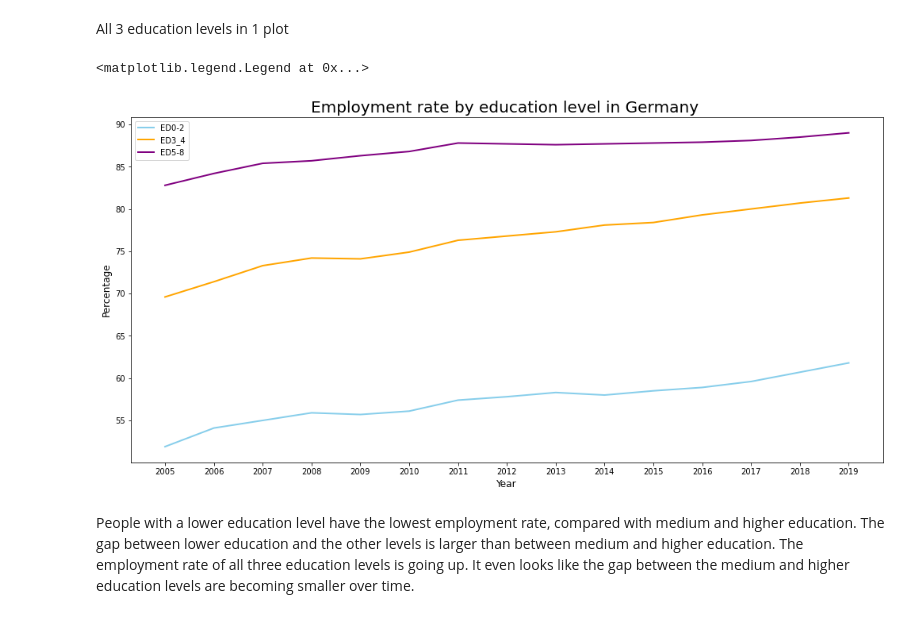
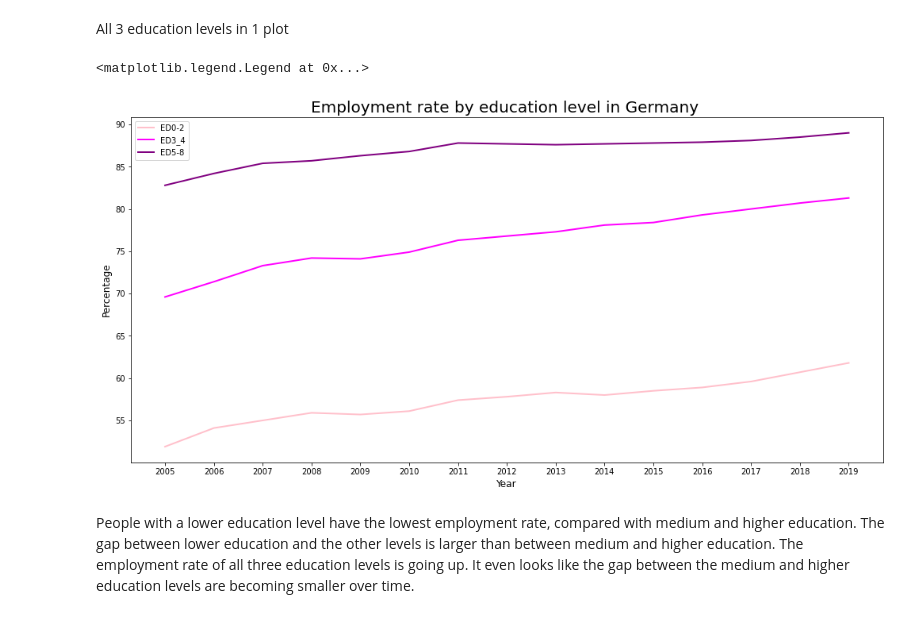
Before and after one commit to Malonk/unemployment_stats, a Jupyter notebook: notebooks/education_employment_rate_germany.ipynb, the cells around one changed output. Cells and saved outputs as stored; diff of their text form; code cells hidden in the pictures.

```diff
--- a/notebooks/education_employment_rate_germany.ipynb
+++ b/notebooks/education_employment_rate_germany.ipynb
@@ -168,16 +168,16 @@ All 3 education levels in 1 plot
 # %%
 fig, ax = plt.pyplot.subplots(figsize=(17,8))
 
 plt.pyplot.title("Employment rate by education level in Germany ", fontsize=20)
 plt.pyplot.xlabel("Year", fontsize=12)
 plt.pyplot.ylabel("Percentage", fontsize=12)
-ax.plot("year", "ED0-2", data=df_germany, color='skyblue', linewidth=2, label="ED0-2")
-ax.plot("year", "ED3_4", data=df_germany, color='orange', linewidth=2, label="ED3_4")
+ax.plot("year", "ED0-2", data=df_germany, color='pink', linewidth=2, label="ED0-2")
+ax.plot("year", "ED3_4", data=df_germany, color='magenta', linewidth=2, label="ED3_4")
 ax.plot("year", "ED5-8", data=df_germany, color='purple', linewidth=2, label="ED5-8")
 plt.pyplot.legend()
 # %% [output]
 <matplotlib.legend.Legend at 0x...>
-[figure, old version]
+[figure, new version]
 # %% [markdown]
 People with a lower education level have the lowest employment rate, compared with medium and higher education. The gap between lower education and the other levels is larger than between medium and higher education. The employment rate of all three education levels is going up. It even looks like the gap between the medium and higher education levels are becoming smaller over time.
 # %%
```
Also changed, not shown: parts of 5 cells of this notebook, 2 other files.
